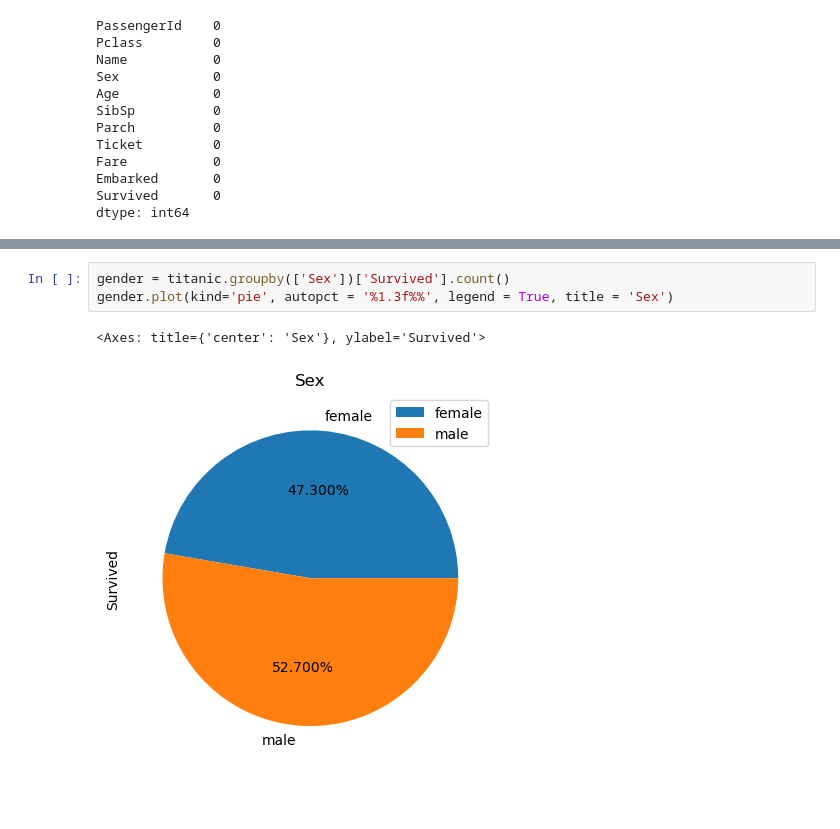
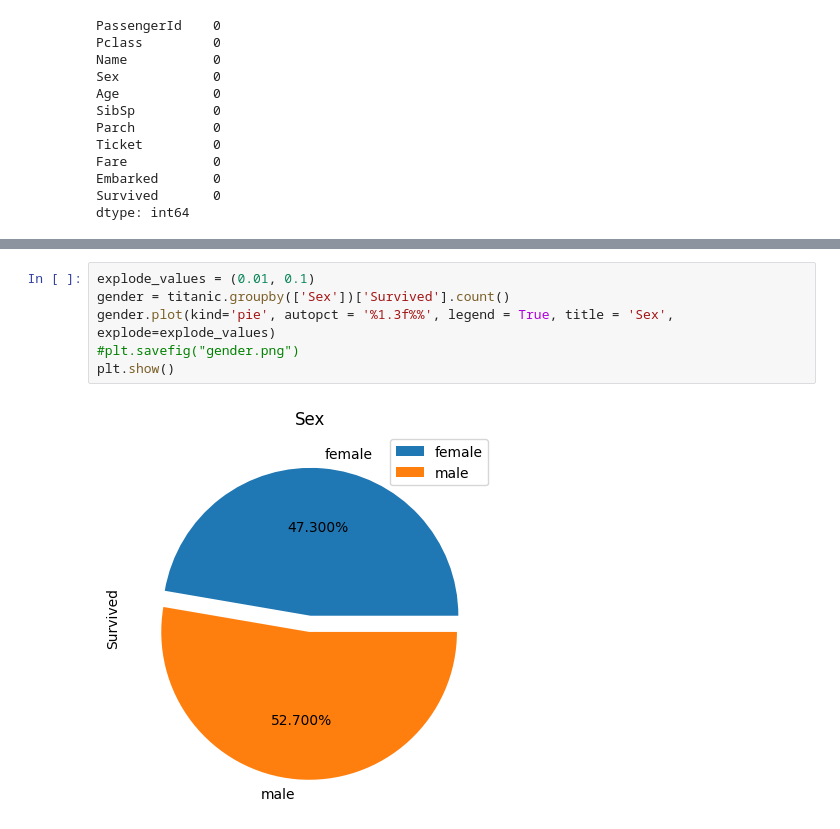
Before and after one commit to Murtaza554422/CodeAlpha_tasks, a Jupyter notebook: Data_science_Task1.ipynb, the cells around one changed output, grey strips where cells are left out. Cells and saved outputs as stored; diff of their text form; blank space fills up the shorter version.

```diff
--- a/Data_science_Task1.ipynb
+++ b/Data_science_Task1.ipynb
@@ -99,9 +146,11 @@ sns.heatmap(rel, annot=True, cmap='coolwarm')
 # %%
+explode_values = (0.01, 0.1)
 gender = titanic.groupby(['Sex'])['Survived'].count()
-gender.plot(kind='pie', autopct = '%1.3f%%', legend = True, title = 'Sex')
+gender.plot(kind='pie', autopct = '%1.3f%%', legend = True, title = 'Sex', explode=explode_values)
+#plt.savefig("gender.png")
+plt.show()
 # %% [output]
-<Axes: title={'center': 'Sex'}, ylabel='Survived'>
-[figure, old version]
+[figure, new version]
 # %%
 sns.countplot(x="Survived", data=titanic, palette="coolwarm")
 plt.title("Survival Count")
```
Also changed, not shown: parts of 21 cells of this notebook, 10 other files.
